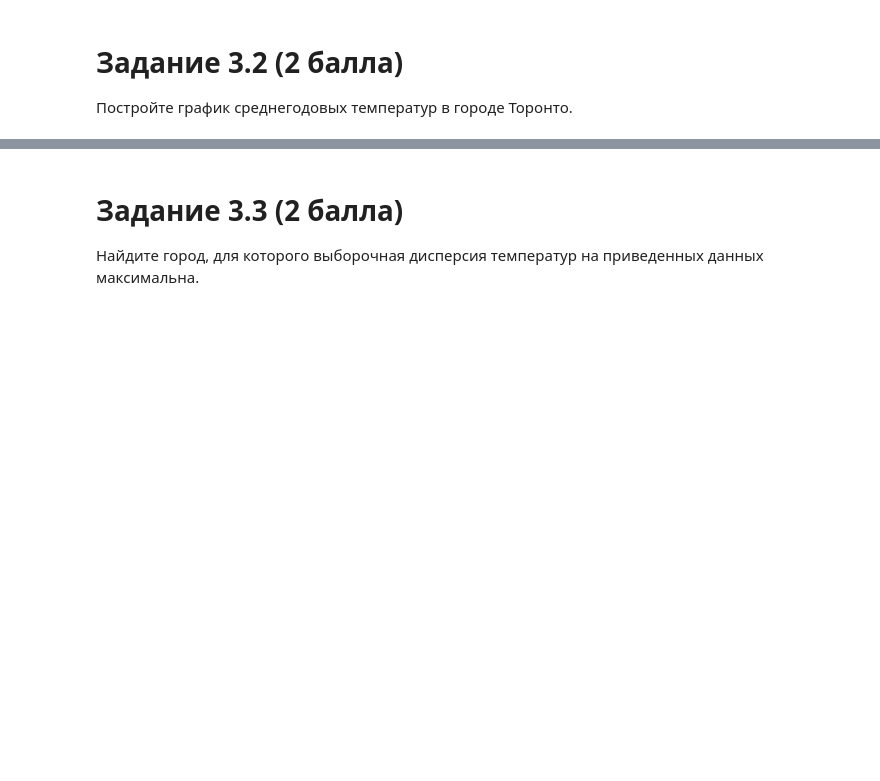
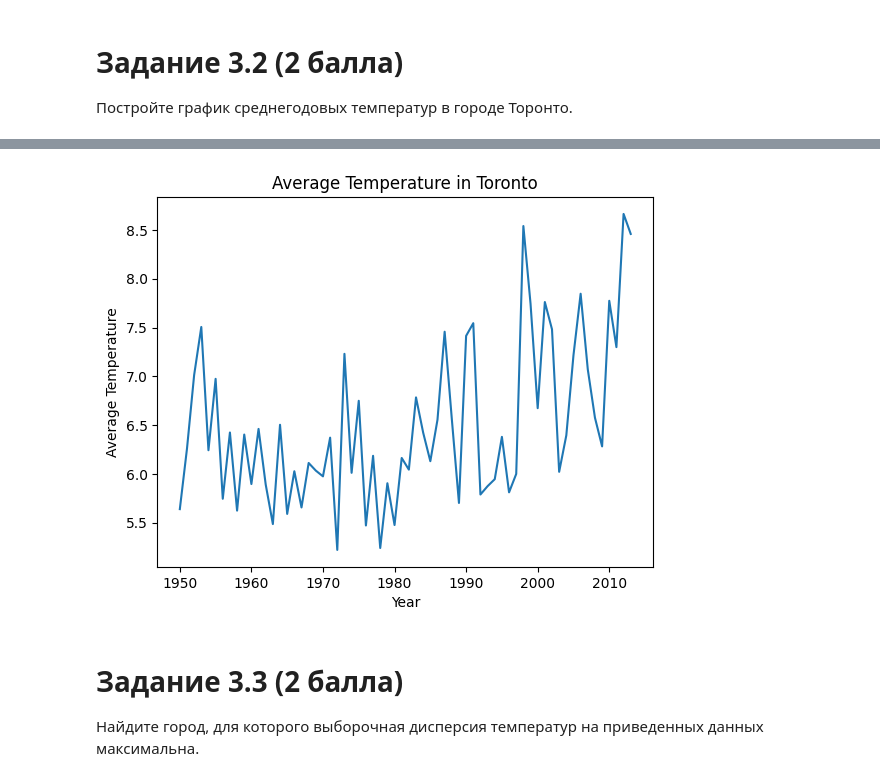
Before and after one commit to AirisFiorentini/Python-for-Data-Analysis, a Jupyter notebook: Task_3.ipynb, the cells around one changed output, grey strips where cells are left out. Cells and saved outputs as stored; diff of their text form; code cells hidden in the pictures; blank space fills up the shorter version.

```diff
--- a/Task_3.ipynb
+++ b/Task_3.ipynb
@@ -10,9 +10,11 @@ import matplotlib.pyplot as plt
 
 %matplotlib inline
 
-with zipfile.ZipFile("archive.zip") as z:
-    with z.open("GlobalLandTemperaturesByMajorCity.csv") as f:
-        df = pd.read_csv(f, parse_dates=["dt"])
+# with zipfile.ZipFile("./archive.zip") as z:
+#     with z.open("GlobalLandTemperaturesByMajorCity.csv") as f:
+#         df = pd.read_csv(f, parse_dates=["dt"])
+
+df = pd.read_csv("GlobalLandTemperaturesByMajorCity.csv")
 
 df.head()
 # %% [output]
@@ -26,3 +28,6 @@ df.head()
 # Задание 3.1 (1 балл)
 
 В последующих заданиях будут учитываться данные начиная с 01.01.1950. Для этого создайте новый `DataFrame`, в котором удалены все строки до 01.01.1950. Используйте созданный DataFrame в последующих заданиях.
+# %%
+df_new = df[df.dt >= "1950-01-01"]
+df_new.head()
@@ -32,0 +56,4 @@ df.head()
+# %%
+# change the dt column to datetime
+df_new["dt"] = pd.to_datetime(df_new["dt"])
+df_new.dtypes
@@ -32,0 +69,6 @@ df.head()
+# %%
+import seaborn as sns
+
+df_new["year"] = df_new["dt"].dt.year  # add a column for year
+average_temperature_by_year = df_new[df_new.City == "Toronto"].groupby('year').AverageTemperature.mean().reset_index()
+average_temperature_by_year.head()
@@ -33,3 +82,11 @@ df.head()
+# %%
+plt.plot(average_temperature_by_year.year, average_temperature_by_year.AverageTemperature)
+plt.xlabel("Year")
+plt.ylabel("Average Temperature")
+plt.title("Average Temperature in Toronto")
+plt.show()
+# %% [output]
+[figure, added]
 # %% [markdown]
 # Задание 3.3 (2 балла)
 
```
Also changed, not shown: parts of 4 cells of this notebook, 1 other file.
